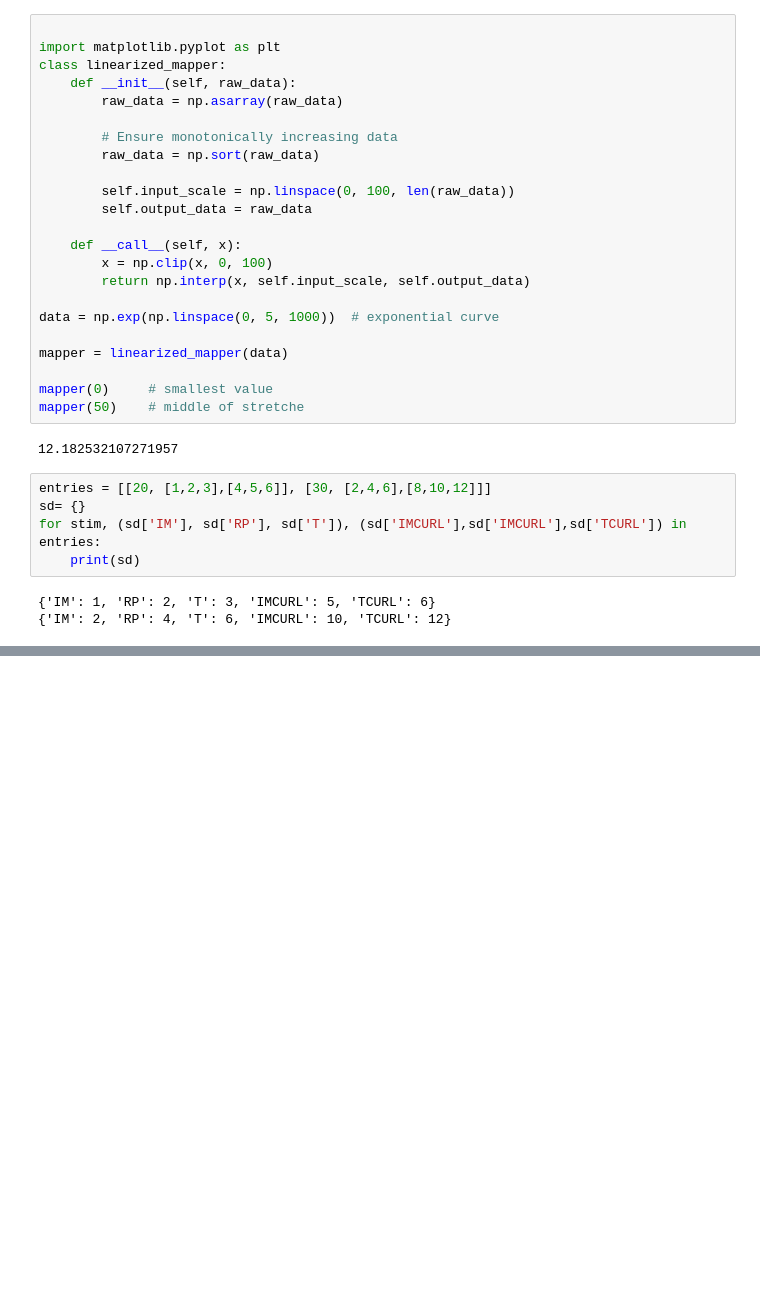
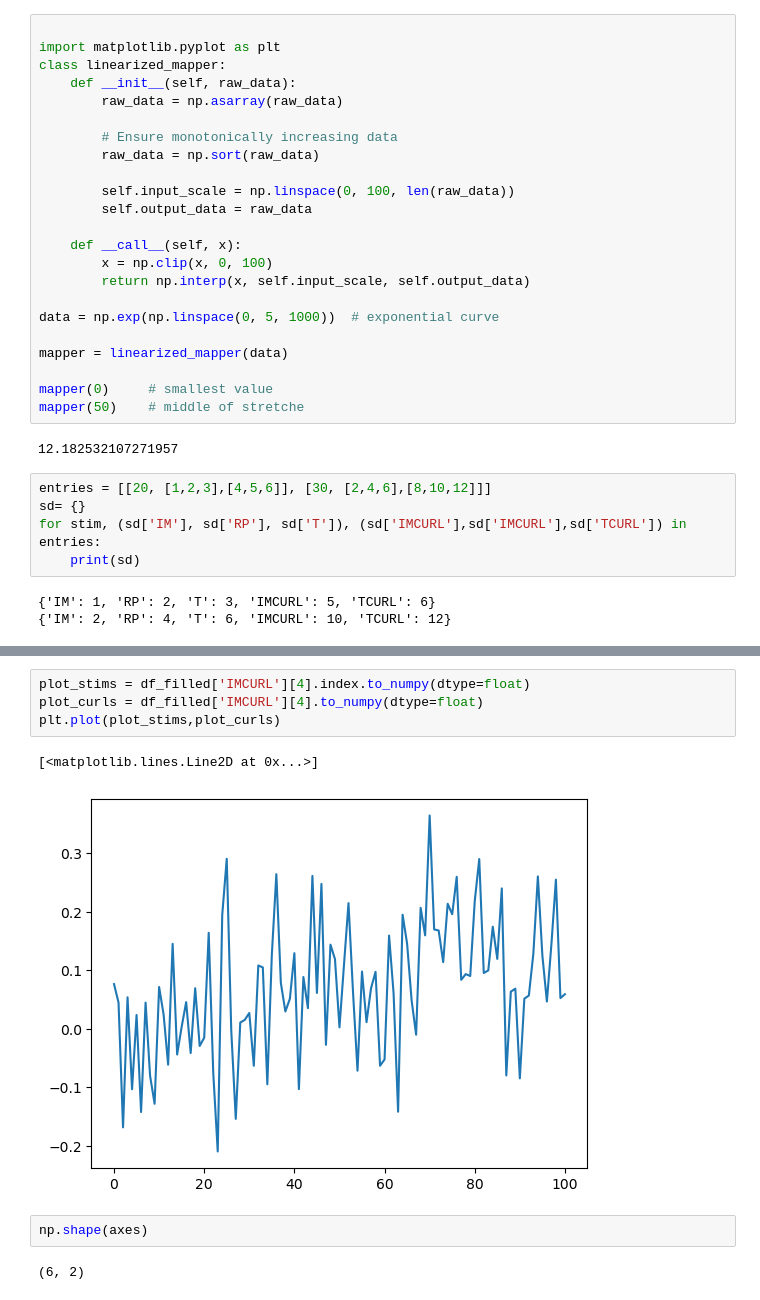
Before and after one commit to coolperson655/Tech-studio-project, a Jupyter notebook: Test notebook.ipynb, the cells around one changed output, grey strips where cells are left out. Cells and saved outputs as stored; diff of their text form; blank space fills up the shorter version.

```diff
--- a/Test notebook.ipynb
+++ b/Test notebook.ipynb
@@ -179,0 +401,11 @@ plt.plot(range(0,101),mapvals)
+# %%
+plot_stims = df_filled['IMCURL'][4].index.to_numpy(dtype=float)
+plot_curls = df_filled['IMCURL'][4].to_numpy(dtype=float)
+plt.plot(plot_stims,plot_curls)
+# %% [output]
+[<matplotlib.lines.Line2D at 0x...>]
+[figure, added]
+# %%
+np.shape(axes)
+# %% [output]
+(6, 2)
```
Also changed, not shown: parts of 12 cells of this notebook, 3 other files.
